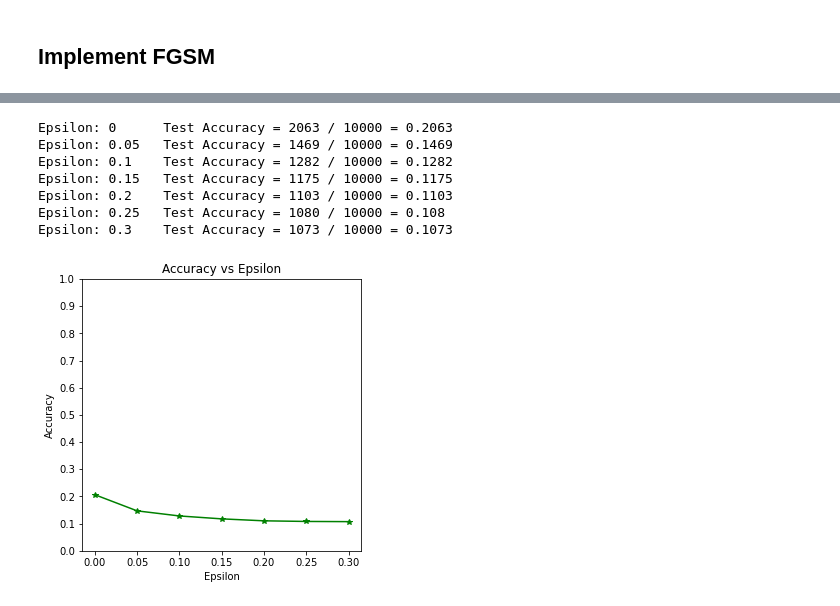
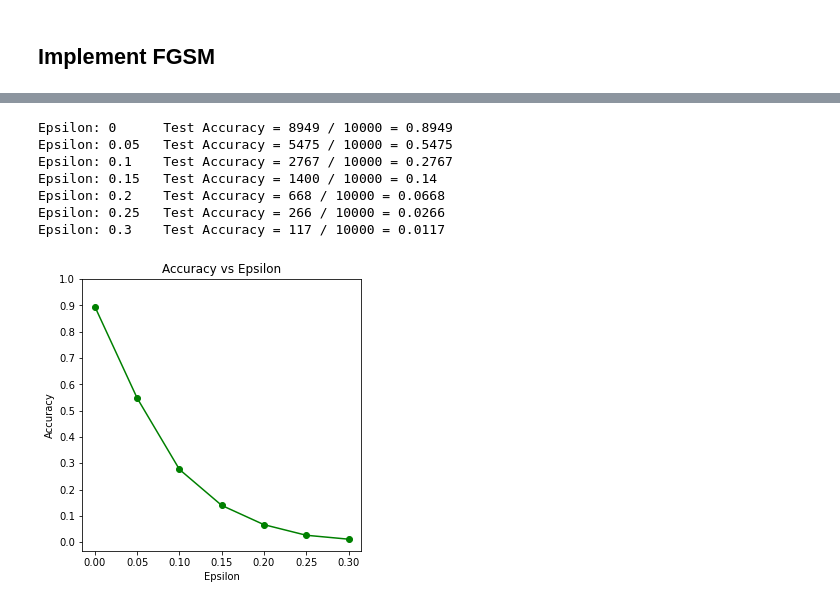
Before and after one commit to plutoNotebook/FGSM_FashionMnist, a Jupyter notebook: Fast_Gradient_Sign_Method.ipynb, the cells around one changed output, grey strips where cells are left out. Cells and saved outputs as stored; diff of their text form; code cells hidden in the pictures.

```diff
--- a/Fast_Gradient_Sign_Method.ipynb
+++ b/Fast_Gradient_Sign_Method.ipynb
@@ -15,9 +15,7 @@ from torchvision import datasets, transforms, models
 import matplotlib.pyplot as plt
 # %%
 transform = transforms.Compose(
-    [transforms.Resize((224, 224)),
-     transforms.Grayscale(num_output_channels=3),
-     transforms.ToTensor(),
+    [transforms.ToTensor(),
      transforms.Normalize((0.5,), (0.5,))])
 
 trainset = torchvision.datasets.FashionMNIST(root='./data', train=True,
@@ -28,7 +26,7 @@ trainloader = torch.utils.data.DataLoader(trainset, batch_size=64,
 testset = torchvision.datasets.FashionMNIST(root='./data', train=False,
                                            download=True, transform=transform)
 testloader = torch.utils.data.DataLoader(testset, batch_size=64,
-                                         shuffle=False, num_workers=2)
+                                         shuffle=True, num_workers=2)
 
 device = torch.device('mps' if torch.backends.mps.is_available else 'cpu')
 device
@@ -146,18 +165,17 @@ FashionClsNet(
 # %%
 def fgsm_attack(image, epsilon, data_grad):
     sign_data_grad = data_grad.sign()
-    perturbed_image = image + epsilon*sign_data_grad
-    perturbed_image = torch.clamp(perturbed_image, 0, 1)
+    perturbed_image = image + epsilon * sign_data_grad
     return perturbed_image
 
-def test(model, test_loader, epsilon):
+def test(model, device, test_loader, epsilon):
 
     correct = 0
     adv_examples = []
 
     for data, target in test_loader:
 
-        data, target = data, target
+        data, target = data.to(device), target.to(device)
         data.requires_grad = True
 
         output = model(data)
@@ -166,7 +184,8 @@ def test(model, test_loader, epsilon):
         if init_pred.item() != target.item():
             continue
 
-        loss = F.nll_loss(output, target)
+        criterion = nn.CrossEntropyLoss()
+        loss = criterion(output, target)
 
         model.zero_grad()
 
@@ -202,28 +221,28 @@ accuracies = []
 examples = []
 
 for eps in epsilons:
-    acc, ex = test(model, test_loader, eps)
+    acc, ex = test(model, device, test_loader, eps)
     accuracies.append(acc)
     examples.append(ex)
 # %% [output]
-Epsilon: 0      Test Accuracy = 2063 / 10000 = 0.2063
-Epsilon: 0.05   Test Accuracy = 1469 / 10000 = 0.1469
-Epsilon: 0.1    Test Accuracy = 1282 / 10000 = 0.1282
-Epsilon: 0.15   Test Accuracy = 1175 / 10000 = 0.1175
-Epsilon: 0.2    Test Accuracy = 1103 / 10000 = 0.1103
-Epsilon: 0.25   Test Accuracy = 1080 / 10000 = 0.108
-Epsilon: 0.3    Test Accuracy = 1073 / 10000 = 0.1073
+Epsilon: 0      Test Accuracy = 8949 / 10000 = 0.8949
+Epsilon: 0.05   Test Accuracy = 5475 / 10000 = 0.5475
+Epsilon: 0.1    Test Accuracy = 2767 / 10000 = 0.2767
+Epsilon: 0.15   Test Accuracy = 1400 / 10000 = 0.14
+Epsilon: 0.2    Test Accuracy = 668 / 10000 = 0.0668
+Epsilon: 0.25   Test Accuracy = 266 / 10000 = 0.0266
+Epsilon: 0.3    Test Accuracy = 117 / 10000 = 0.0117
 # %%
 plt.figure(figsize=(5,5))
-plt.plot(epsilons, accuracies, "*-", c='g')
+plt.plot(epsilons, accuracies, "o-", c='g')
 plt.yticks(np.arange(0, 1.1, step=0.1))
 plt.xticks(np.arange(0, .35, step=0.05))
 plt.title("Accuracy vs Epsilon")
 plt.xlabel("Epsilon")
 plt.ylabel("Accuracy")
 plt.show()
 # %% [output]
-[figure, old version]
+[figure, new version]
 # %%
 cnt = 0
 plt.figure(figsize=(8,10))
```
Also changed, not shown: parts of 7 cells of this notebook, 13 other files.
